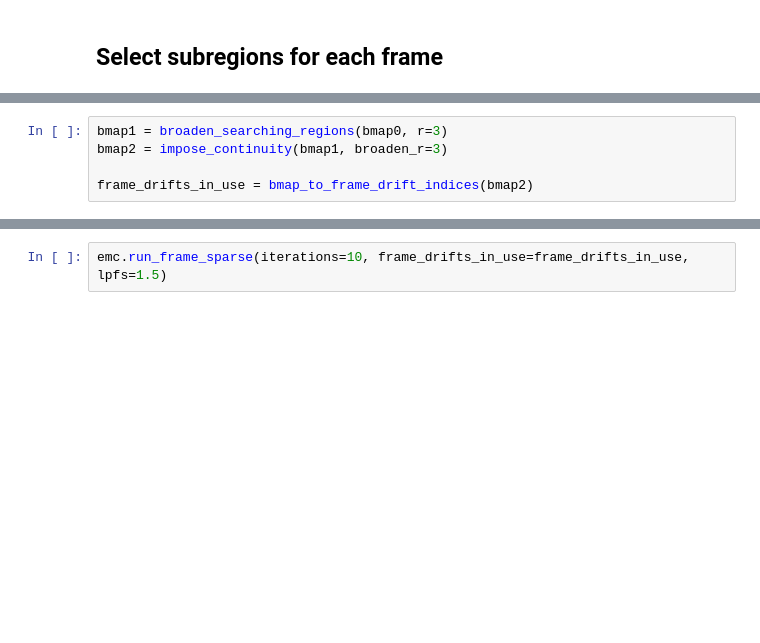
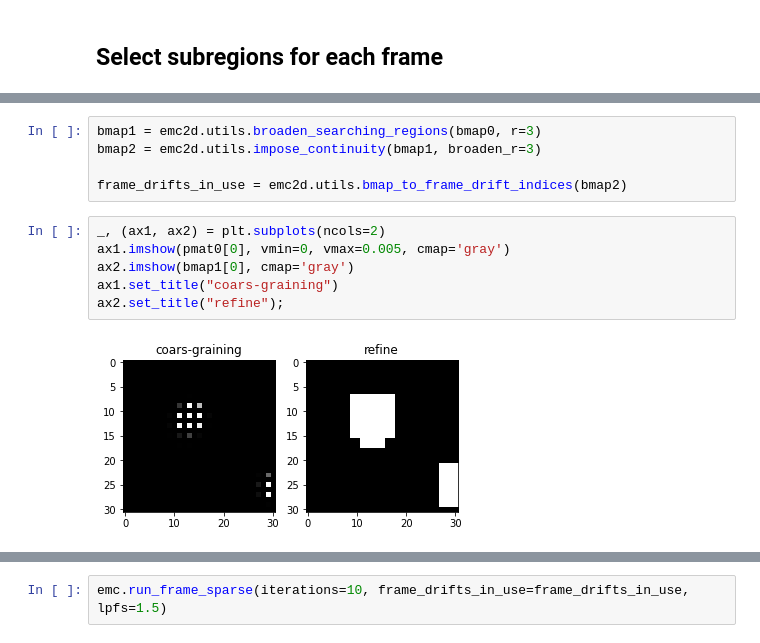
Before and after one commit to Varato/emc2d, a Jupyter notebook: lab/EMCSparseStrategy.ipynb, the cells around one changed output, grey strips where cells are left out. Drawn from its saved outputs; the diff is of its cells as text; blank space fills up the shorter version.

```diff
--- a/lab/EMCSparseStrategy.ipynb
+++ b/lab/EMCSparseStrategy.ipynb
@@ -144,8 +92,16 @@ def bmap_to_frame_drift_indices(bmap):
 # %%
-bmap1 = broaden_searching_regions(bmap0, r=3)
-bmap2 = impose_continuity(bmap1, broaden_r=3)
+bmap1 = emc2d.utils.broaden_searching_regions(bmap0, r=3)
+bmap2 = emc2d.utils.impose_continuity(bmap1, broaden_r=3)
 
-frame_drifts_in_use = bmap_to_frame_drift_indices(bmap2)
+frame_drifts_in_use = emc2d.utils.bmap_to_frame_drift_indices(bmap2)
+# %%
+_, (ax1, ax2) = plt.subplots(ncols=2)
+ax1.imshow(pmat0[0], vmin=0, vmax=0.005, cmap='gray')
+ax2.imshow(bmap1[0], cmap='gray')
+ax1.set_title("coars-graining")
+ax2.set_title("refine");
+# %% [output]
+[figure, added]
 # %%
 k0 = 340
 _, axes = plt.subplots(nrows=2, ncols=4, sharex='all', sharey='all', figsize=(8, 4))
```
Also changed, not shown: parts of 16 cells of this notebook.
